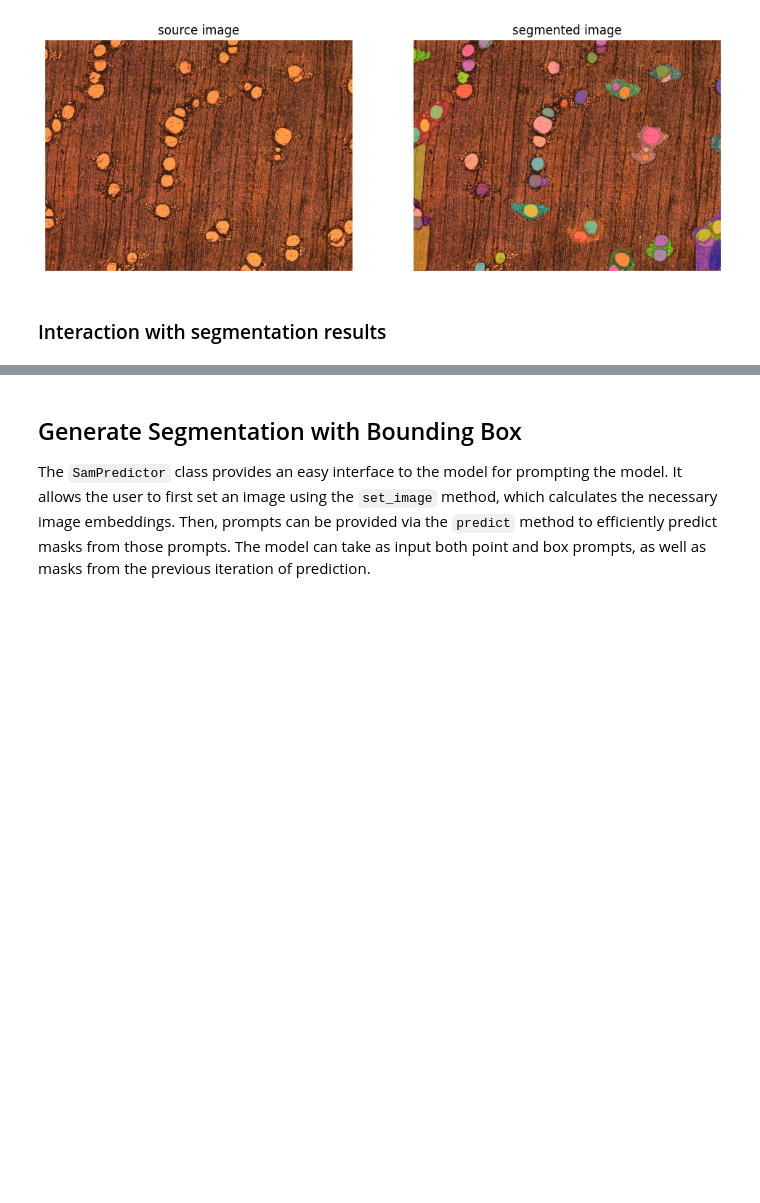
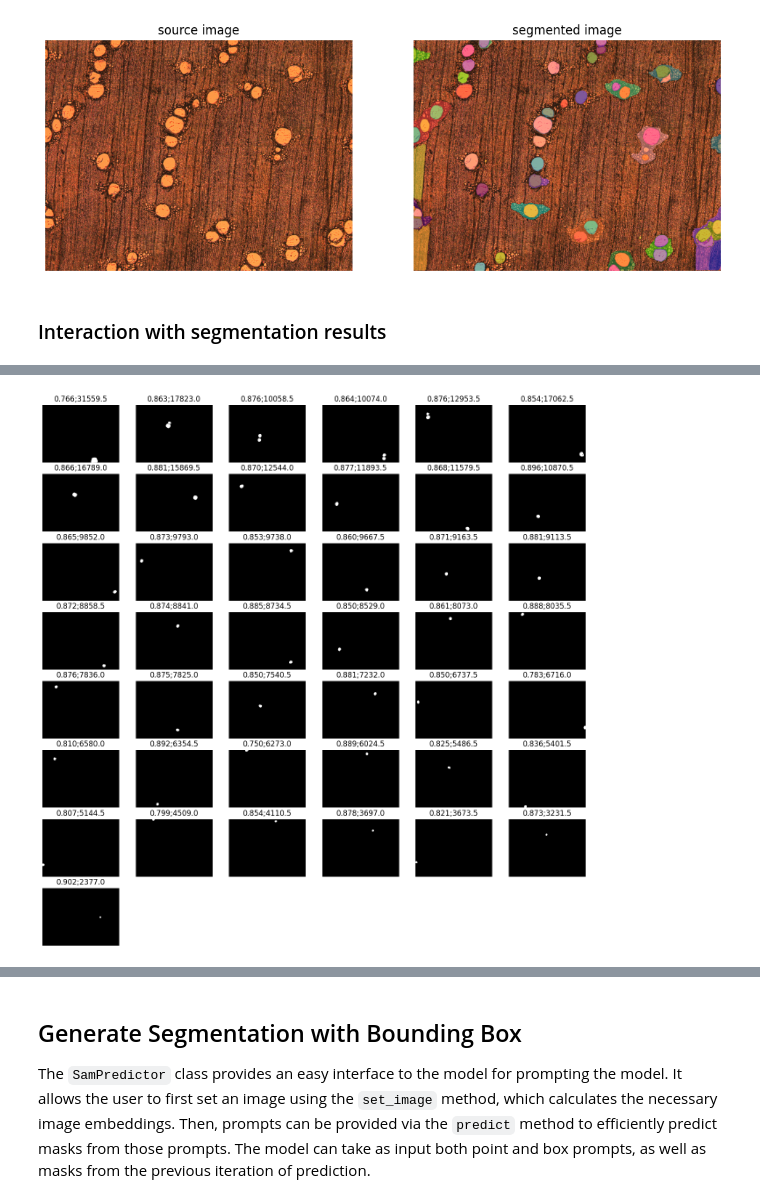
Before and after one commit to gChagasGit/CompiladoLUA, a Jupyter notebook: notebooks/how-to-segment-anything-with-sam.ipynb, the cells around one changed output, grey strips where cells are left out. Cells and saved outputs as stored; diff of their text form; code cells hidden in the pictures; blank space fills up the shorter version.

```diff
--- a/notebooks/how-to-segment-anything-with-sam.ipynb
+++ b/notebooks/how-to-segment-anything-with-sam.ipynb
@@ -172,18 +172,18 @@ sv.plot_images_grid(
 # %% [markdown]
 ### Interaction with segmentation results
 # %%
-masks = [
-    mask['segmentation']
-    for mask
-    in sorted(sam_result, key=lambda x: x['area'], reverse=True)
-]
+# masks = [
+#     mask['segmentation']
+#     for mask
+#     in sorted(sam_result, key=lambda x: x['area'], reverse=True)
+# ]
 
-# Calcula o número de linhas necessárias para acomodar todas as máscaras
-num_rows = int(len(masks) / 8) + (len(masks) % 8 > 0)
-# Se houver um resto, adicione uma linha extra para as máscaras restantes.
+# # Calcula o número de linhas necessárias para acomodar todas as máscaras
+# num_rows = int(len(masks) / 8) + (len(masks) % 8 > 0)
+# # Se houver um resto, adicione uma linha extra para as máscaras restantes.
 
-sv.plot_images_grid(
-    images=masks,
-    grid_size=(8, num_rows), # Usa o num_rows calculado
-    size=(16, 16)
-)
+# sv.plot_images_grid(
+#     images=masks,
+#     grid_size=(8, num_rows), # Usa o num_rows calculado
+#     size=(16, 16)
+# )
@@ -191,0 +245,13 @@ ValueError: The number of images exceeds the grid size. Please increase the grid
+# %%
+# Calcula o número de linhas necessário para o grid
+num_rows = int(len(masks_filtradas) / 8) + (len(masks_filtradas) % 8 > 0)
+
+# Plota as máscaras que passaram no filtro
+sv.plot_images_grid(
+    images=masks_filtradas,
+    grid_size=(8, num_rows),  # Usa o num_rows calculado
+    titles=titles_circularidades,
+    size=(16, 16)
+)
+# %% [output]
+[figure, added]
```
Also changed, not shown: parts of 3 cells of this notebook.
